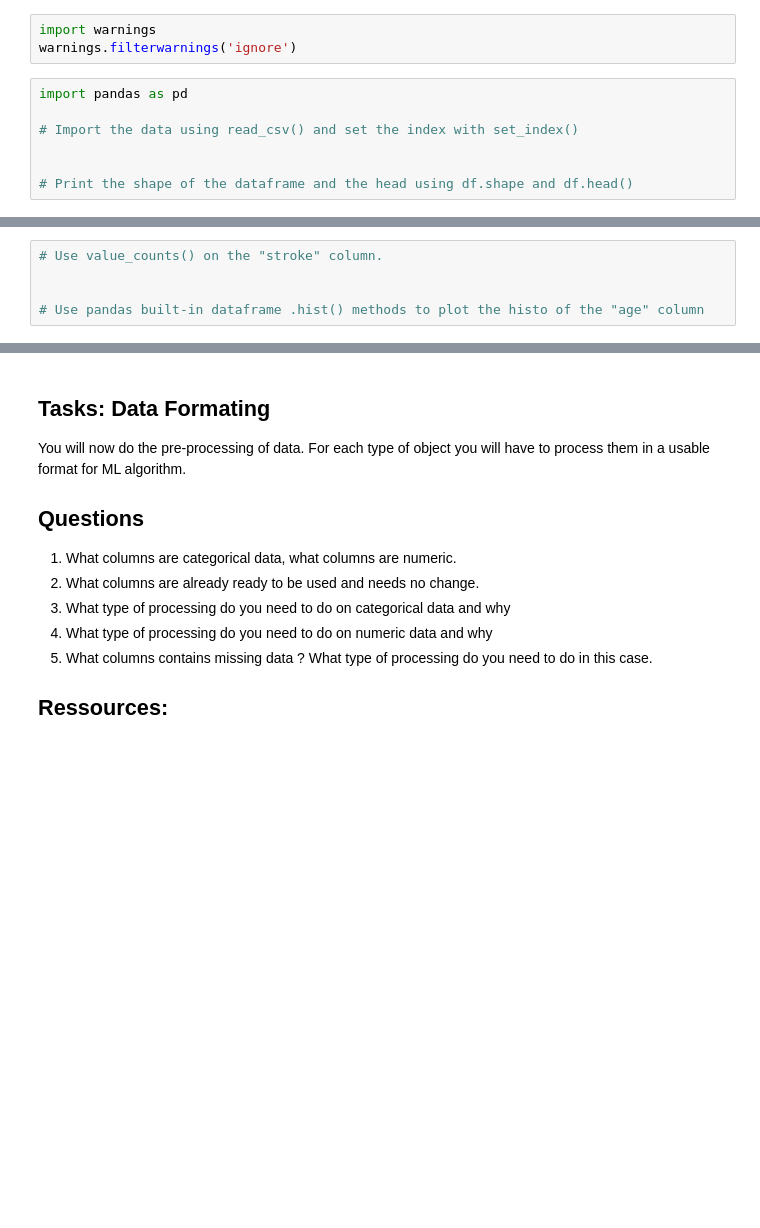
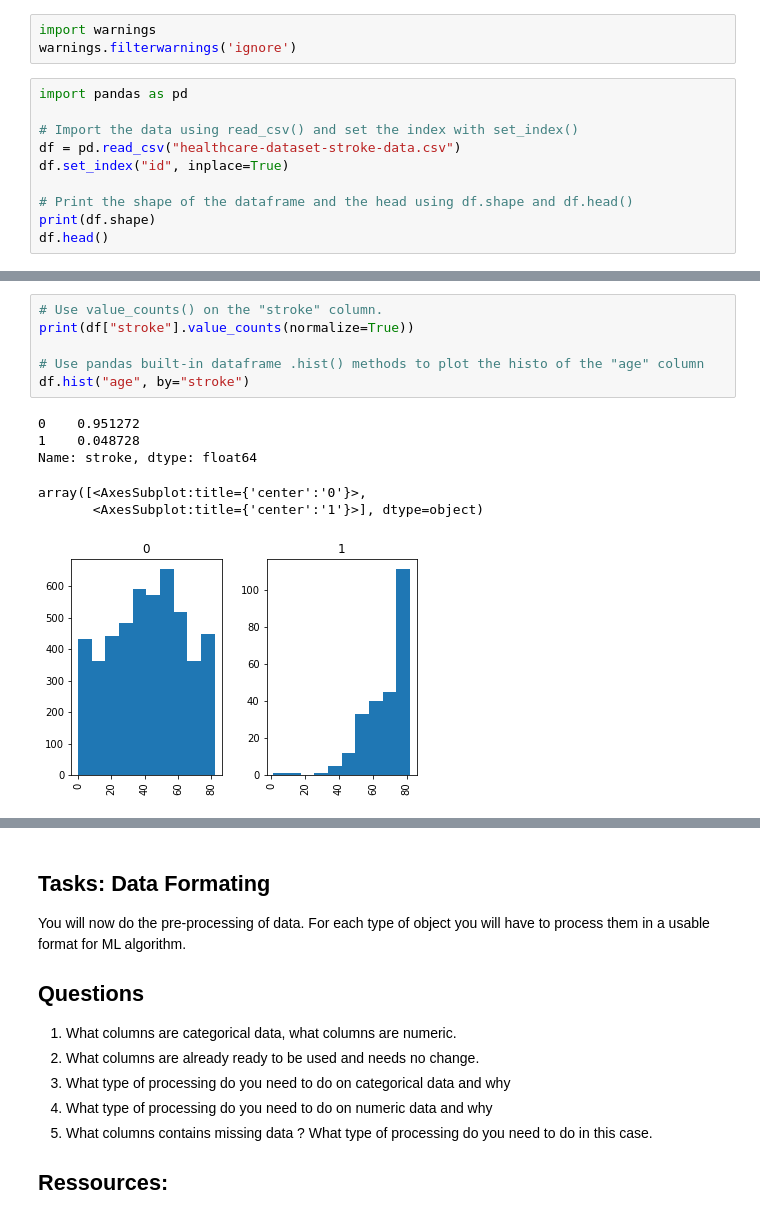
Before and after one commit to lambda-science/Machine-Learning-TD-ESBS, a Jupyter notebook: TD_Machine_Learning.ipynb, the cells around one changed output, grey strips where cells are left out. Cells and saved outputs as stored; diff of their text form; blank space fills up the shorter version.

```diff
--- a/TD_Machine_Learning.ipynb
+++ b/TD_Machine_Learning.ipynb
@@ -45,6 +45,9 @@ warnings.filterwarnings('ignore')
 import pandas as pd
 
 # Import the data using read_csv() and set the index with set_index()
-
+df = pd.read_csv("healthcare-dataset-stroke-data.csv")
+df.set_index("id", inplace=True)
 
 # Print the shape of the dataframe and the head using df.shape and df.head()
+print(df.shape)
+df.head()
@@ -51,7 +63,15 @@ import pandas as pd
 # %%
 # Use value_counts() on the "stroke" column.
-
+print(df["stroke"].value_counts(normalize=True))
 
 # Use pandas built-in dataframe .hist() methods to plot the histo of the "age" column
+df.hist("age", by="stroke")
+# %% [output]
+0    0.951272
+1    0.048728
+Name: stroke, dtype: float64
+array([<AxesSubplot:title={'center':'0'}>,
+       <AxesSubplot:title={'center':'1'}>], dtype=object)
+[figure, added]
 # %%
 # Print the "dtypes" attribute of dataframe
```
Also changed, not shown: parts of 4 cells of this notebook.
